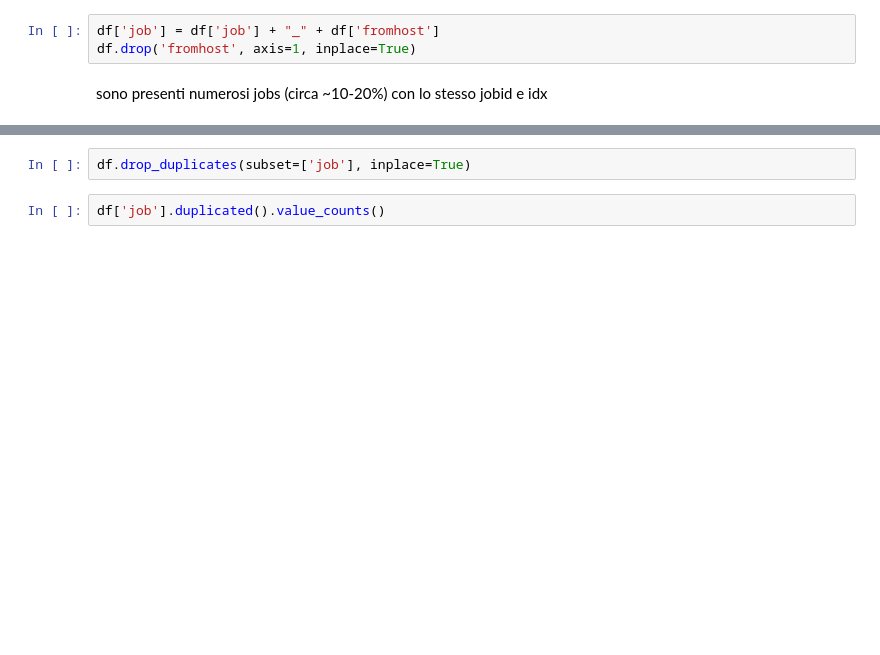
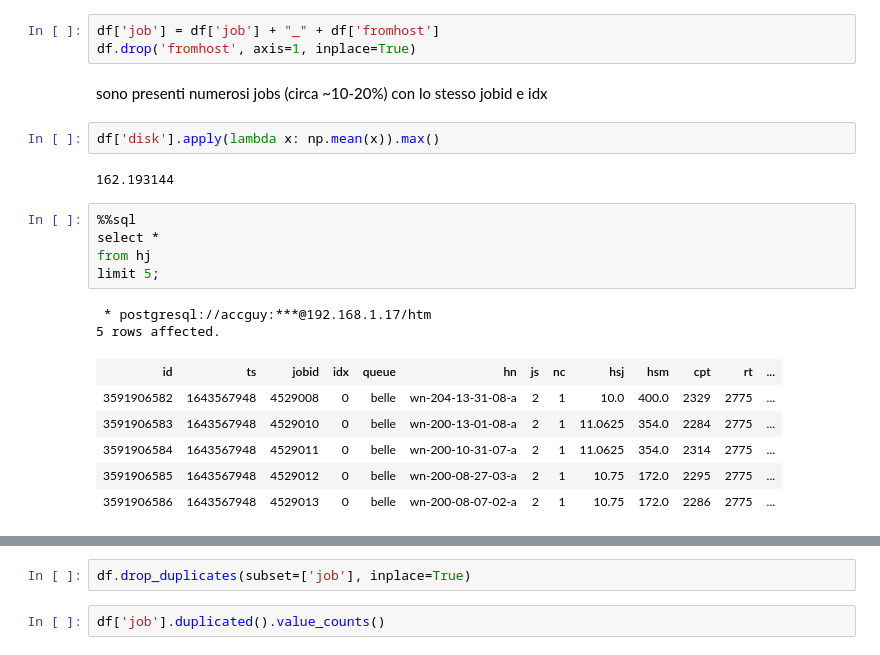
Before and after one commit to alessioarcara/JobFailurePrediction-CNAF, a Jupyter notebook: tirocinio/notebooks/job_zombie_prediction.ipynb, the cells around one changed output, grey strips where cells are left out. Saved outputs shown, nothing was run; the diff lists cells and outputs as text; blank space fills up the shorter version.

```diff
--- a/tirocinio/notebooks/job_zombie_prediction.ipynb
+++ b/tirocinio/notebooks/job_zombie_prediction.ipynb
@@ -108,5 +118,23 @@ df['job'] = df['job'] + "_" + df['fromhost']
 df.drop('fromhost', axis=1, inplace=True)
 # %% [markdown]
 sono presenti numerosi jobs (circa ~10-20%) con lo stesso jobid e idx
+# %%
+df['disk'].apply(lambda x: np.mean(x)).max()
+# %% [output]
+162.193144
+# %%
+%%sql
+select *
+from hj
+limit 5;
+# %% [output]
+ * postgresql://accguy:***@192.168.1.17/htm
+5 rows affected.
+| id | ts | jobid | idx | queue | hn | js | nc | hsj | hsm | cpt | rt | ... |
+| 3591906582 | 1643567948 | 4529008 | 0 | belle | wn-204-13-31-08-a | 2 | 1 | 10.0 | 400.0 | 2329 | 2775 | ... |
+| 3591906583 | 1643567948 | 4529010 | 0 | belle | wn-200-13-01-08-a | 2 | 1 | 11.0625 | 354.0 | 2284 | 2775 | ... |
+| 3591906584 | 1643567948 | 4529011 | 0 | belle | wn-200-10-31-07-a | 2 | 1 | 11.0625 | 354.0 | 2314 | 2775 | ... |
+| 3591906585 | 1643567948 | 4529012 | 0 | belle | wn-200-08-27-03-a | 2 | 1 | 10.75 | 172.0 | 2295 | 2775 | ... |
+| 3591906586 | 1643567948 | 4529013 | 0 | belle | wn-200-08-07-02-a | 2 | 1 | 10.75 | 172.0 | 2286 | 2775 | ... |
 # %%
 df[df['job'].duplicated()]
```
Also changed, not shown: parts of 18 cells of this notebook, 30 other files.
